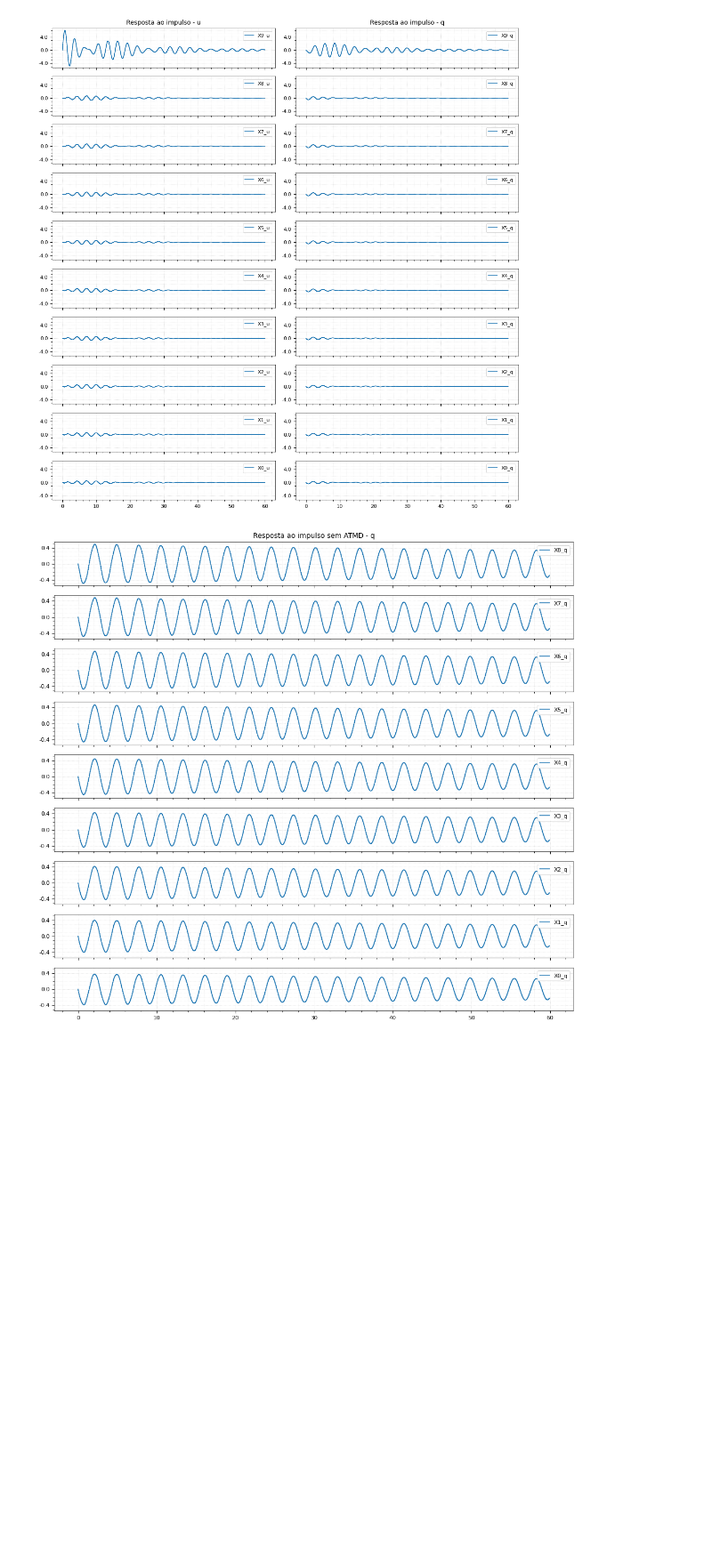
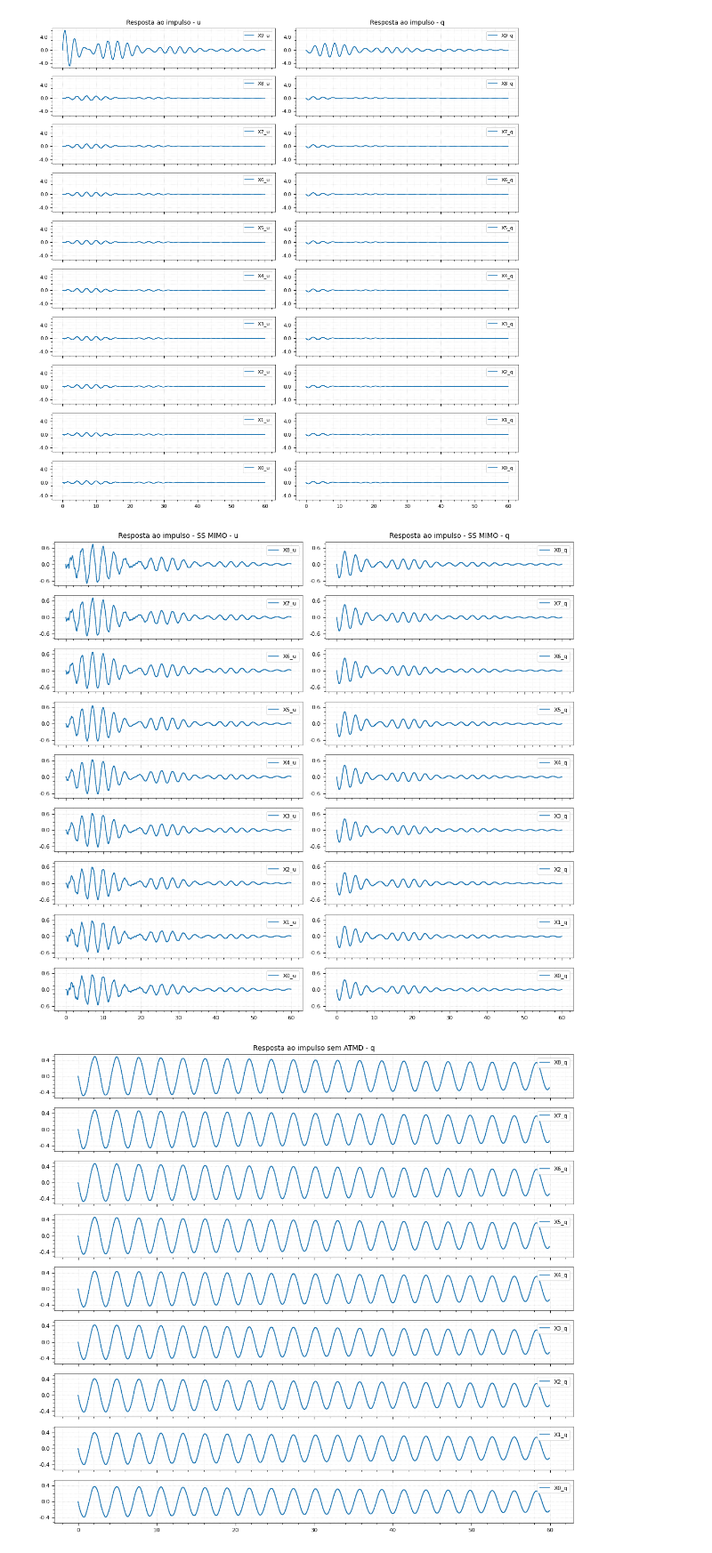
Before and after one commit to AlisonTristao/renovaveis, a Jupyter notebook: model.ipynb, the cells around one changed output. Shown at 89% size. Cells and saved outputs as stored; diff of their text form; code cells hidden in the pictures; blank space fills up the shorter version.

```diff
--- a/model.ipynb
+++ b/model.ipynb
@@ -930,6 +949,24 @@ plot(time, y_matriz_out, "Resposta ao impulso", cols_name)
 c:\Users\alison.tristao\AppData\Local\anaconda3\envs\aqtech\Lib\site-packages\scipy\signal\_filter_design.py:1218: BadCoefficients: Badly conditioned filter coefficients (numerator): the results may b ...
   b, a = normalize(b, a)
 [figure]
+# %%
+# plot a reposta ao impulso do sistema em ss
+t, y_arr = ctl.impulse_response(H_ss_u, T=time)
+t2, y_arr2 = ctl.impulse_response(H_ss_q, T=time)
+y_matriz_out_ss = [[] for _ in range(H.rows-1)]
+for i in range(H.rows-1):
+    for j in range(H.cols):
+        if j == 0:
+            y_data = y_arr[i][0]
+        else:
+            y_data = y_arr2[i][0]
+        y_plot = [y_data.tolist(), "X{}_{}".format(i, cols_name[j]), 'C0', None]
+        y_matriz_out_ss[i].append(y_plot)
+
+# plot
+plot(t, y_matriz_out_ss, "Resposta ao impulso - SS MIMO", cols_name)
+# %% [output]
+[figure, added]
 # %%
 # plot a resposta ao impulso sem o ATMD
 y_matriz_out_no_atmd = [[] for _ in range(H_Q_no_atmd.rows)]
```
Also changed, not shown: parts of 11 cells of this notebook, 1 other file.
